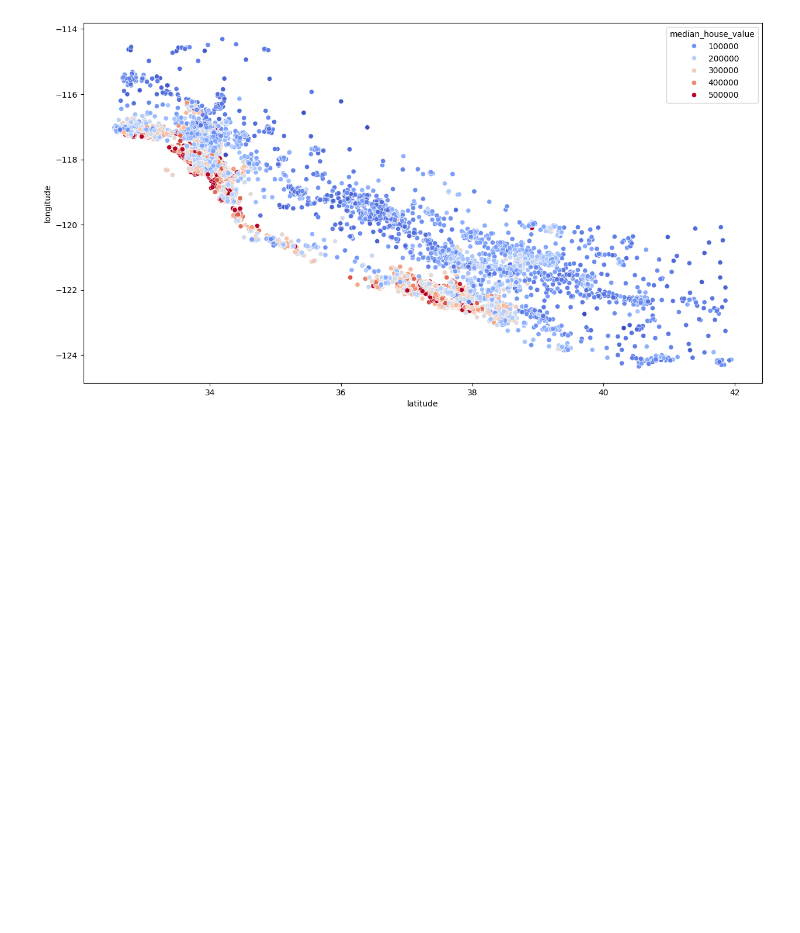
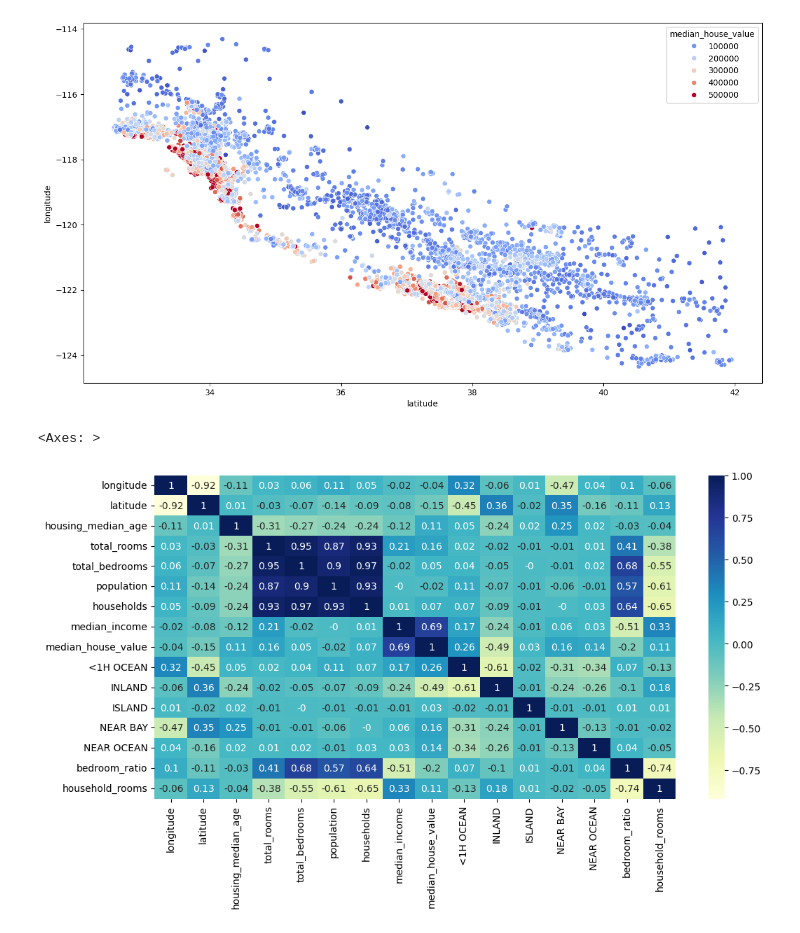
Before and after one commit to AlaR21/machine-learning-project, a Jupyter notebook: 1.ipynb, the cells around one changed output. Saved outputs shown, nothing was run; the diff lists cells and outputs as text; code cells hidden in the pictures; blank space fills up the shorter version.

```diff
--- a/1.ipynb
+++ b/1.ipynb
@@ -187,3 +187,11 @@ sns.scatterplot(x='latitude', y='longitude', data=train_data, hue='median_house_
 # %% [output]
 <Axes: xlabel='latitude', ylabel='longitude'>
 [figure]
+# %%
+train_data['bedroom_ratio'] = train_data['total_bedrooms'] / train_data['total_rooms']
+train_data['household_rooms'] = train_data['total_rooms'] / train_data['households']
+plt.figure(figsize=(12, 6))
+sns.heatmap(train_data.corr().round(2), annot=True, cmap='YlGnBu')
+# %% [output]
+<Axes: >
+[figure, added]
```
Also changed, not shown: parts of 1 cell of this notebook.
